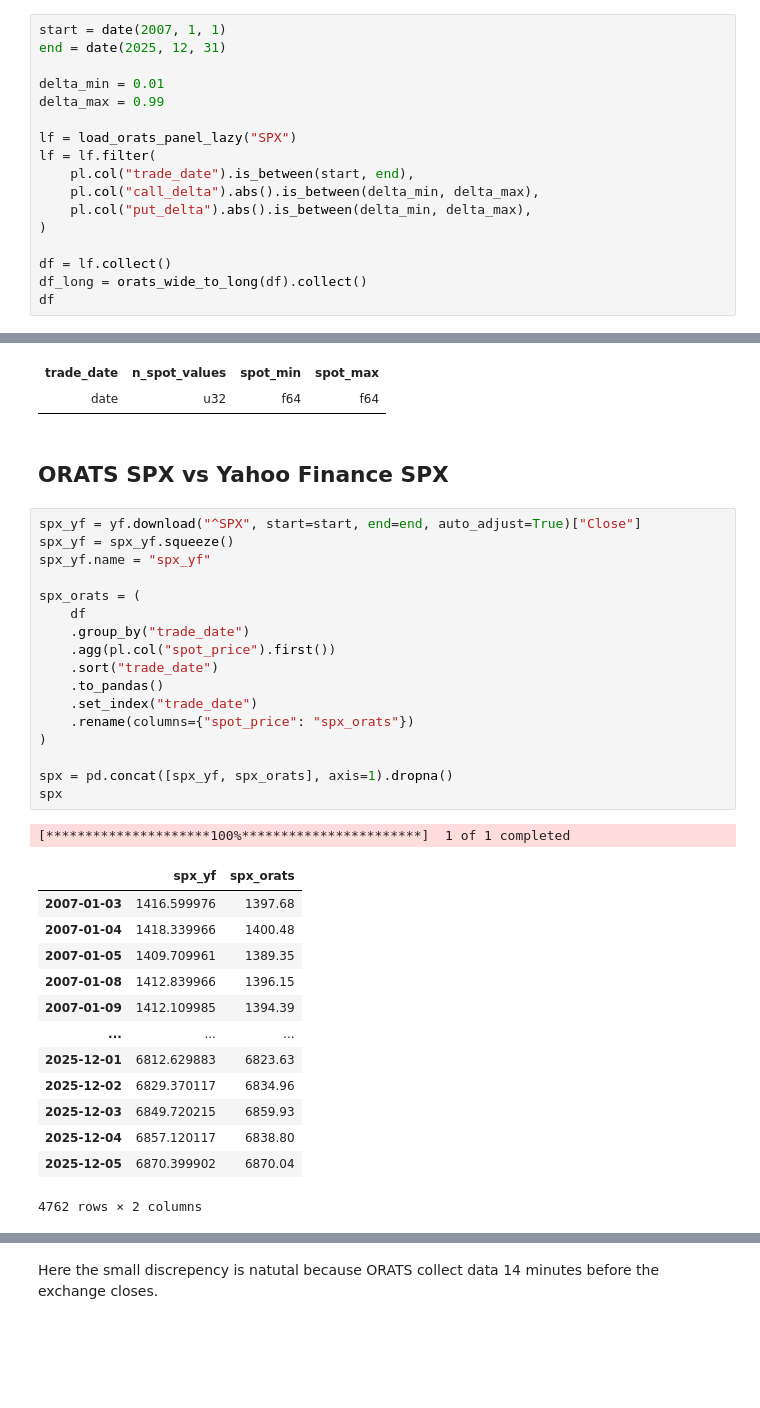
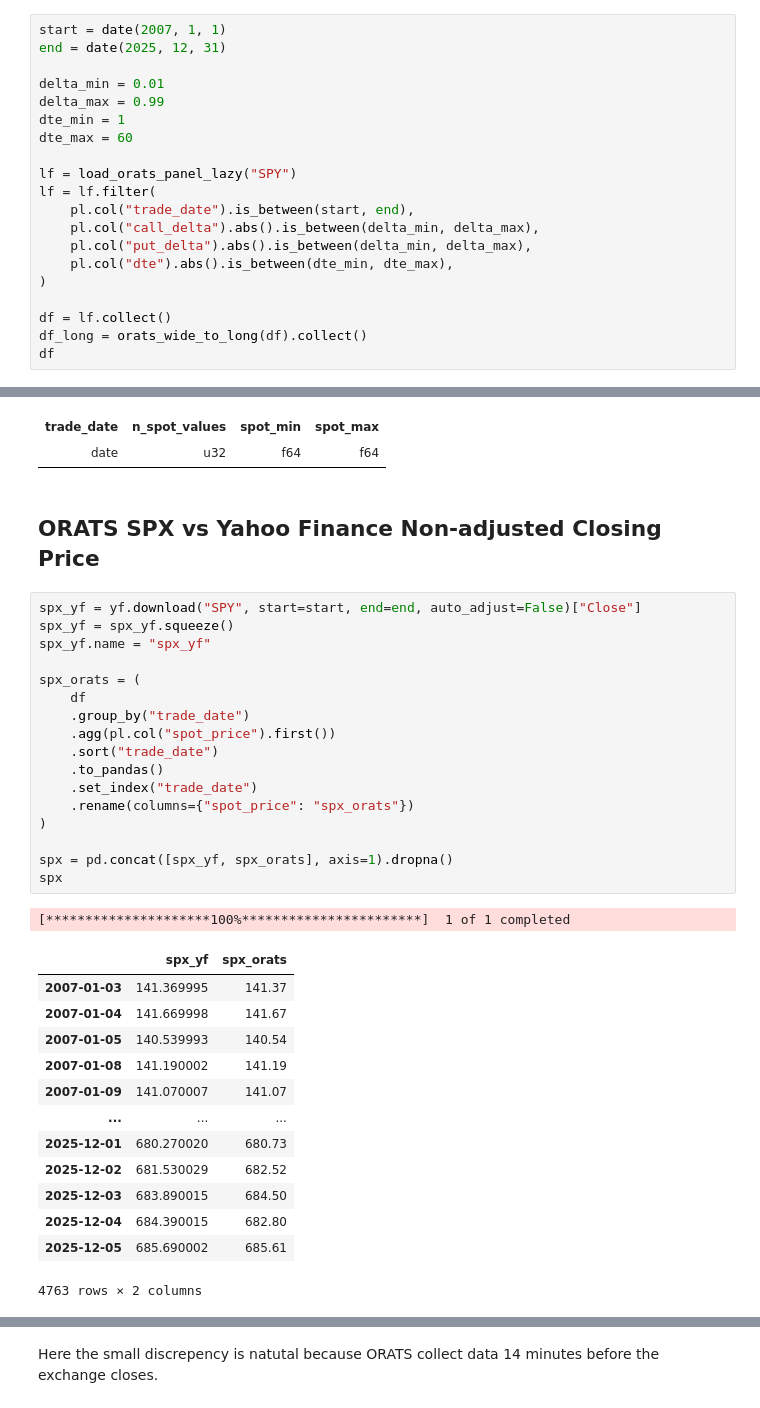
Before and after one commit to anthonymakarewicz/volatility-trading, a Jupyter notebook: notebooks/orats_spx_panel_eda_validation.ipynb, the cells around one changed output, grey strips where cells are left out. Cells and saved outputs as stored; diff of their text form; blank space fills up the shorter version.

```diff
--- a/notebooks/orats_spx_panel_eda_validation.ipynb
+++ b/notebooks/orats_spx_panel_eda_validation.ipynb
@@ -40,12 +43,15 @@ end = date(2025, 12, 31)
 
 delta_min = 0.01
 delta_max = 0.99
+dte_min = 1
+dte_max = 60
 
-lf = load_orats_panel_lazy("SPX")
+lf = load_orats_panel_lazy("SPY")
 lf = lf.filter(
     pl.col("trade_date").is_between(start, end),
     pl.col("call_delta").abs().is_between(delta_min, delta_max),
     pl.col("put_delta").abs().is_between(delta_min, delta_max),
+    pl.col("dte").abs().is_between(dte_min, dte_max),
 )
 
 df = lf.collect()
@@ -510,39 +516,39 @@ shape: (0, 4)
 | trade_date | n_spot_values | spot_min | spot_max |
 | date | u32 | f64 | f64 |
 # %% [markdown]
-## ORATS SPX vs Yahoo Finance SPX
+## ORATS SPX vs Yahoo Finance Non-adjusted Closing Price
 # %%
-spx_yf = yf.download("^SPX", start=start, end=end, auto_adjust=True)["Close"]
+spx_yf = yf.download("SPY", start=start, end=end, auto_adjust=False)["Close"]
 spx_yf = spx_yf.squeeze()
 spx_yf.name = "spx_yf"
 
 spx_orats = (
     df
     .group_by("trade_date")
     .agg(pl.col("spot_price").first())
     .sort("trade_date")
     .to_pandas()
     .set_index("trade_date")
     .rename(columns={"spot_price": "spx_orats"})
 )
 
 spx = pd.concat([spx_yf, spx_orats], axis=1).dropna()
 spx
 # %% [output]
 [*********************100%***********************]  1 of 1 completed
 |  | spx_yf | spx_orats |
-| 2007-01-03 | 1416.599976 | 1397.68 |
-| 2007-01-04 | 1418.339966 | 1400.48 |
-| 2007-01-05 | 1409.709961 | 1389.35 |
-| 2007-01-08 | 1412.839966 | 1396.15 |
-| 2007-01-09 | 1412.109985 | 1394.39 |
+| 2007-01-03 | 141.369995 | 141.37 |
+| 2007-01-04 | 141.669998 | 141.67 |
+| 2007-01-05 | 140.539993 | 140.54 |
+| 2007-01-08 | 141.190002 | 141.19 |
+| 2007-01-09 | 141.070007 | 141.07 |
 | ... | ... | ... |
-| 2025-12-01 | 6812.629883 | 6823.63 |
-| 2025-12-02 | 6829.370117 | 6834.96 |
-| 2025-12-03 | 6849.720215 | 6859.93 |
-| 2025-12-04 | 6857.120117 | 6838.80 |
-| 2025-12-05 | 6870.399902 | 6870.04 |
+| 2025-12-01 | 680.270020 | 680.73 |
+| 2025-12-02 | 681.530029 | 682.52 |
+| 2025-12-03 | 683.890015 | 684.50 |
+| 2025-12-04 | 684.390015 | 682.80 |
+| 2025-12-05 | 685.690002 | 685.61 |
-4762 rows × 2 columns
+4763 rows × 2 columns
 # %%
 diff = spx["spx_orats"] - spx["spx_yf"]
 rel_diff = diff / spx["spx_yf"]
```
Also changed, not shown: parts of 50 cells of this notebook, 3 other files.
